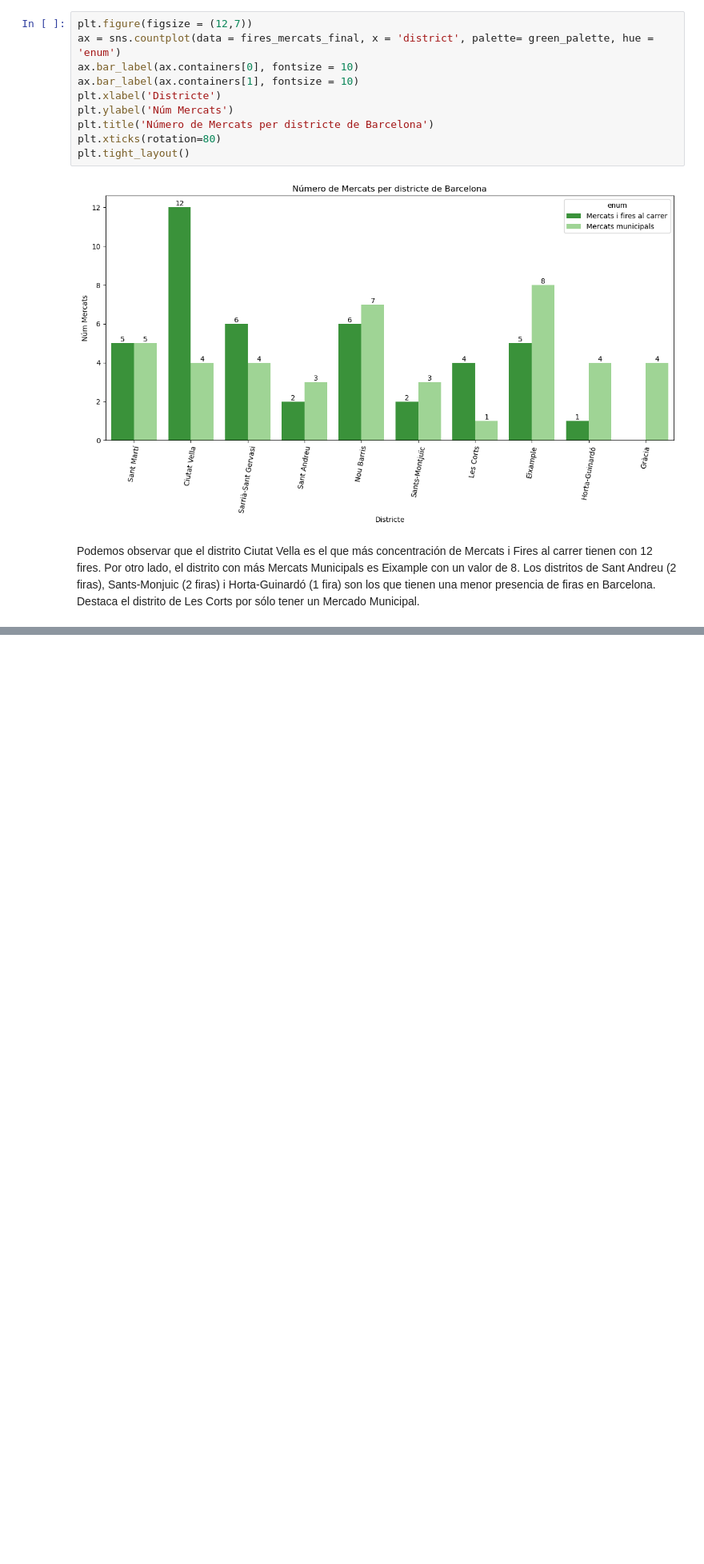
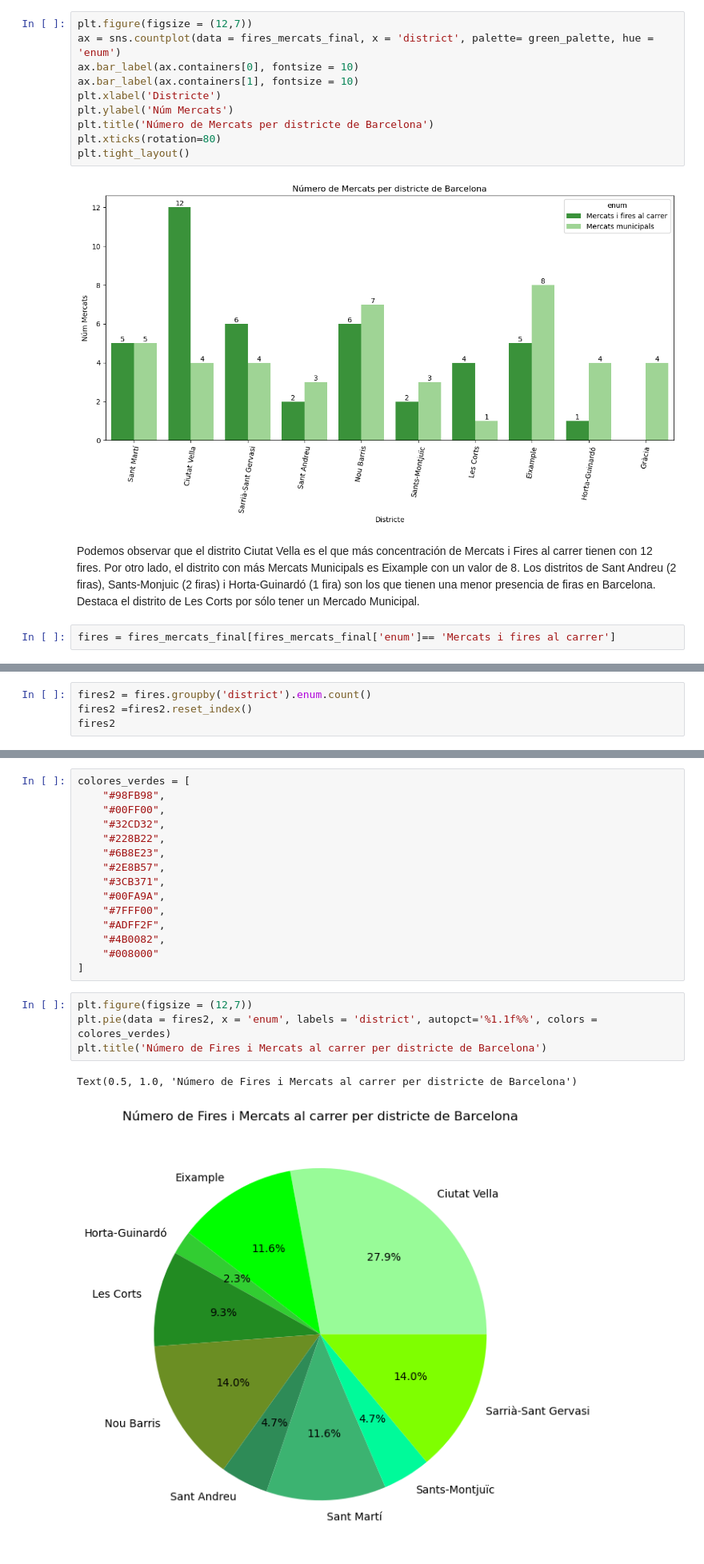
Before and after one commit to ivanlegranbizarro/CrackathonersItAcademy, a Jupyter notebook: DATA/Fires.ipynb, the cells around one changed output, grey strips where cells are left out. Shown: that part at 80% size. Saved outputs shown, nothing was run; the diff lists cells and outputs as text; blank space fills up the shorter version.

```diff
--- a/DATA/Fires.ipynb
+++ b/DATA/Fires.ipynb
@@ -605,3 +605,5 @@ plt.tight_layout()
 Podemos observar que el distrito Ciutat Vella es el que más concentración de Mercats i Fires al carrer tienen con 12 fires. Por otro lado, el distrito con más Mercats Municipals es Eixample con un valor de 8.
 Los distritos de Sant Andreu (2 firas), Sants-Monjuic (2 firas) i Horta-Guinardó (1 fira) son los que tienen una menor presencia de firas en Barcelona.
 Destaca el distrito de Les Corts por sólo tener un Mercado Municipal.
+# %%
+fires = fires_mercats_final[fires_mercats_final['enum']== 'Mercats i fires al carrer']
@@ -607,0 +612,4 @@ Destaca el distrito de Les Corts por sólo tener un Mercado Municipal.
+# %%
+fires2 = fires.groupby('district').enum.count()
+fires2 =fires2.reset_index()
+fires2
@@ -607,0 +627,22 @@ Destaca el distrito de Les Corts por sólo tener un Mercado Municipal.
+# %%
+colores_verdes = [
+    "#98FB98",
+    "#00FF00",
+    "#32CD32",
+    "#228B22",
+    "#6B8E23",
+    "#2E8B57",
+    "#3CB371",
+    "#00FA9A",
+    "#7FFF00",
+    "#ADFF2F",
+    "#4B0082",
+    "#008000"
+]
+# %%
+plt.figure(figsize = (12,7))
+plt.pie(data = fires2, x = 'enum', labels = 'district', autopct='%1.1f%%', colors = colores_verdes)
+plt.title('Número de Fires i Mercats al carrer per districte de Barcelona')
+# %% [output]
+Text(0.5, 1.0, 'Número de Fires i Mercats al carrer per districte de Barcelona')
+[figure, added]
```
Also changed, not shown: parts of 3 cells of this notebook, 3 other files.
